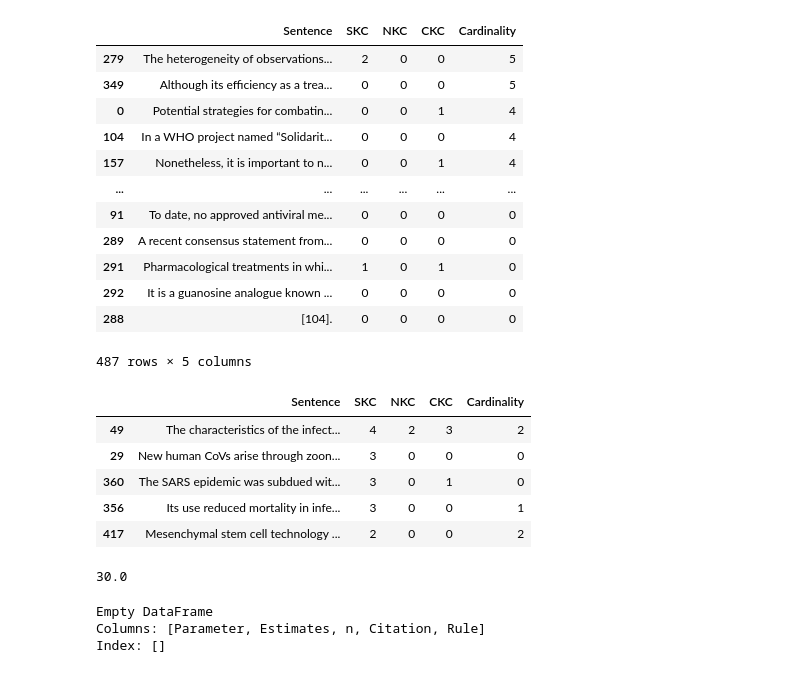
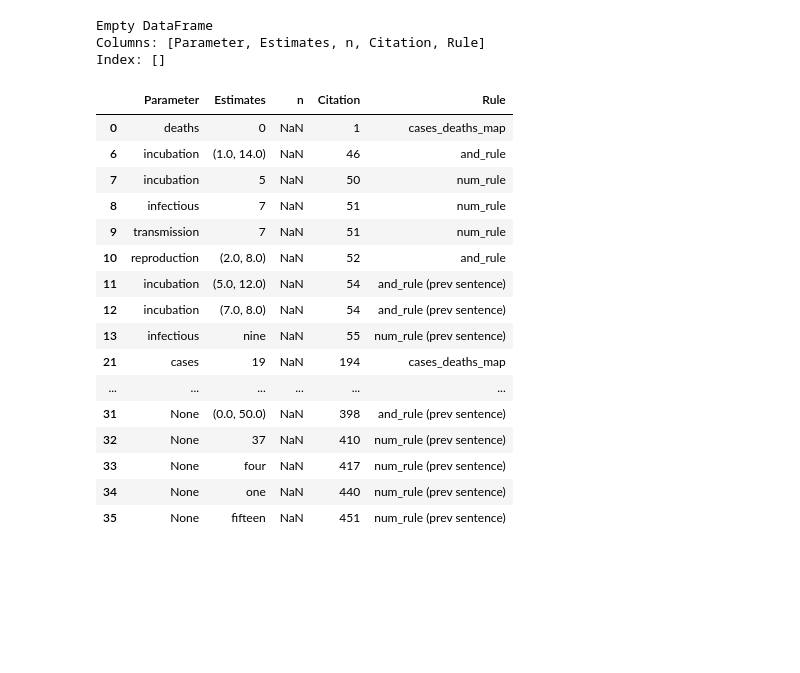
Before and after one commit to djschlicht/academic-paper-scraper, a Jupyter notebook: textdataframe.ipynb, the cells around one changed output. Cells and saved outputs as stored; diff of their text form; code cells hidden in the pictures; blank space fills up the shorter version.

```diff
--- a/textdataframe.ipynb
+++ b/textdataframe.ipynb
@@ -128,32 +146,3 @@ sentsdf
-# %%
-# An example of filtering
-sentsdf_filt = sentsdf.sort_values(by="Cardinality", ascending=False)
-sentsdf_filt
-# %% [output]
-|  | Sentence | SKC | NKC | CKC | Cardinality |
-| 279 | The heterogeneity of observations... | 2 | 0 | 0 | 5 |
-| 349 | Although its efficiency as a trea... | 0 | 0 | 0 | 5 |
-| 0 | Potential strategies for combatin... | 0 | 0 | 1 | 4 |
-| 104 | In a WHO project named “Solidarit... | 0 | 0 | 0 | 4 |
-| 157 | Nonetheless, it is important to n... | 0 | 0 | 1 | 4 |
-| ... | ... | ... | ... | ... | ... |
-| 91 | To date, no approved antiviral me... | 0 | 0 | 0 | 0 |
-| 289 | A recent consensus statement from... | 0 | 0 | 0 | 0 |
-| 291 | Pharmacological treatments in whi... | 1 | 0 | 1 | 0 |
-| 292 | It is a guanosine analogue known ... | 0 | 0 | 0 | 0 |
-| 288 | [104]. | 0 | 0 | 0 | 0 |
-487 rows × 5 columns
-# %%
-# Sentences with most relevance
-sentsdf_top = sentsdf.sort_values(by='SKC',ascending=False)
-sentsdf_top.head()
-# %% [output]
-|  | Sentence | SKC | NKC | CKC | Cardinality |
-| 49 | The characteristics of the infect... | 4 | 2 | 3 | 2 |
-| 29 | New human CoVs arise through zoon... | 3 | 0 | 0 | 0 |
-| 360 | The SARS epidemic was subdued wit... | 3 | 0 | 1 | 0 |
-| 356 | Its use reduced mortality in infe... | 3 | 0 | 0 | 1 |
-| 417 | Mesenchymal stem cell technology ... | 2 | 0 | 0 | 2 |
 # %%
 '''
 Displays the text surrounding the sentence with the provided index. To refer to the context, perhaps.
@@ -211,7 +191,3 @@ def calculateRelevance(df = sentsdf_top.head()):
-# %%
-calculateRelevance()
-# %% [output]
-30.0
 # %%
 import numpy as np
 
@@ -407,13 +370,15 @@ Empty DataFrame
 Columns: [Parameter, Estimates, n, Citation, Rule]
 Index: []
 # %%
-pm_rule = [{"IS_ALPHA":True},{"IS_ALPHA":True},{"IS_ALPHA":True},\
-           {"LIKE_NUM":True}, {"TEXT":"±"}, {"LIKE_NUM":True}]
-num_rule = [{"IS_ALPHA":True}, {"IS_ALPHA":True}, {"LIKE_NUM":True}, {"TEXT":{"REGEX":"day*|%"}}]
-
-bigMatcher.add("pm_rule", pm_map, pm_rule)
+bigMatcher.add("pm_rule", pm_map, [{"IS_ALPHA":True},{"IS_ALPHA":True},{"IS_ALPHA":True},\
+           {"LIKE_NUM":True}, {"TEXT":"±"}, {"LIKE_NUM":True}])
 bigMatcher.add("and_rule", and_map,\
                [{"IS_DIGIT":True}, {"TEXT":"and"}, {"IS_DIGIT":True}],\
                [{"IS_DIGIT":True}, {"TEXT":"–"}, {"IS_DIGIT":True}],\
                [{"IS_DIGIT":True}, {"TEXT":"to"}, {"IS_DIGIT":True}])
-bigMatcher.add("num_rule", num_map, num_rule)
+bigMatcher.add("num_rule", num_map,\
+               [{"IS_ALPHA":True},{"IS_ALPHA":True},{"LIKE_NUM":True},{"TEXT":{"REGEX":"day*|%"}}],\
+               [{"TEXT":{"REGEX":"was|is"}},{"LIKE_NUM":True},{"TEXT":{"REGEX":"day*|%"}}])
+bigMatcher.add("cases_deaths_rule", cases_deaths_map,
+               [{"LIKE_NUM":True},{"TEXT":{"REGEX":"fatalities|deaths|cases"}}])
+bigMatcher.add("r0_map",r0_map,[{"LOWER":"r0"},{"TEXT":"="},{"LIKE_NUM":True}])
@@ -429,8 +385,35 @@ bigMatcher.add("cases_deaths_rule", cases_deaths_map,
 # %%
 statsdf = statsdf.iloc[0:0]
 
 sents_filt = sentsdf
 for idx in sents_filt.index:
     sentence = sents_filt.Sentence[idx]
     doc = nlp(sentence)
     matches = bigMatcher(doc)
+
+None_indices =  [i for i, x in enumerate(list(statsdf.Parameter)) if x == None]
+non_None_indices = list(set(list(statsdf.index))^set(None_indices))
+
+statsdf_without_None = statsdf.iloc[non_None_indices]
+statsdf_with_None = statsdf.iloc[None_indices]
+
+statsdf = pd.concat([statsdf_without_None, statsdf_with_None])
+statsdf
+# %% [output]
+|  | Parameter | Estimates | n | Citation | Rule |
+| 0 | deaths | 0 | NaN | 1 | cases_deaths_map |
+| 6 | incubation | (1.0, 14.0) | NaN | 46 | and_rule |
+| 7 | incubation | 5 | NaN | 50 | num_rule |
+| 8 | infectious | 7 | NaN | 51 | num_rule |
+| 9 | transmission | 7 | NaN | 51 | num_rule |
+| 10 | reproduction | (2.0, 8.0) | NaN | 52 | and_rule |
+| 11 | incubation | (5.0, 12.0) | NaN | 54 | and_rule (prev sentence) |
+| 12 | incubation | (7.0, 8.0) | NaN | 54 | and_rule (prev sentence) |
+| 13 | infectious | nine | NaN | 55 | num_rule (prev sentence) |
+| 21 | cases | 19 | NaN | 194 | cases_deaths_map |
+| ... | ... | ... | ... | ... | ... |
+| 31 | None | (0.0, 50.0) | NaN | 398 | and_rule (prev sentence) |
+| 32 | None | 37 | NaN | 410 | num_rule (prev sentence) |
+| 33 | None | four | NaN | 417 | num_rule (prev sentence) |
+| 34 | None | one | NaN | 440 | num_rule (prev sentence) |
+| 35 | None | fifteen | NaN | 451 | num_rule (prev sentence) |
```
Also changed, not shown: parts of 11 cells of this notebook.
